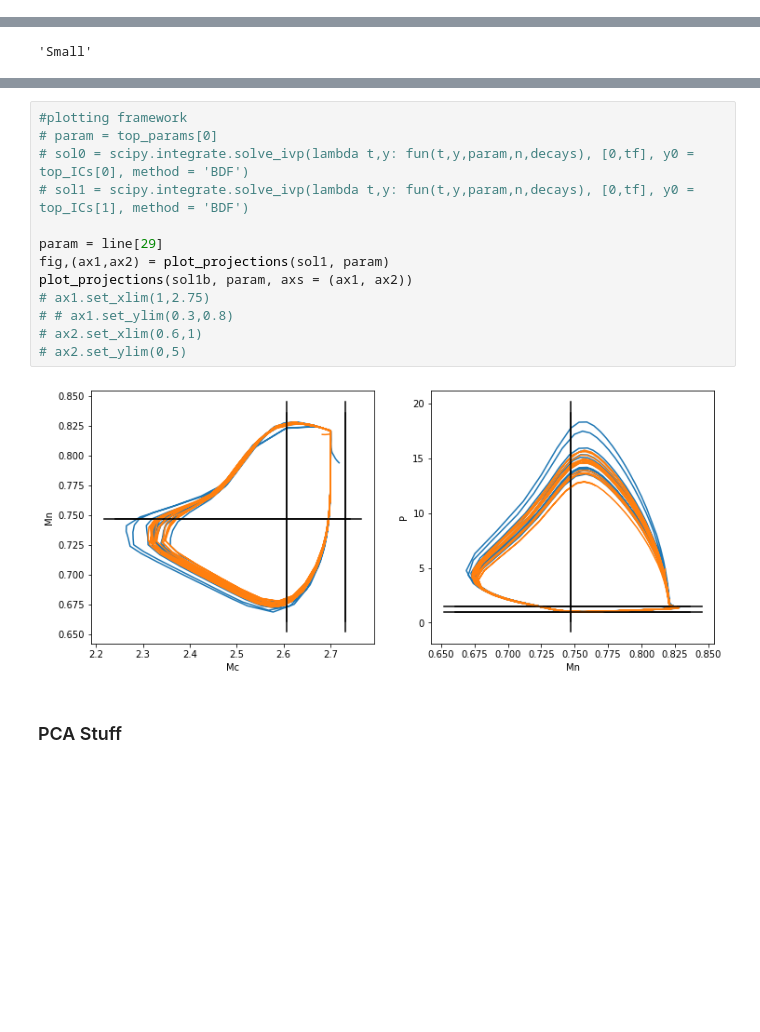
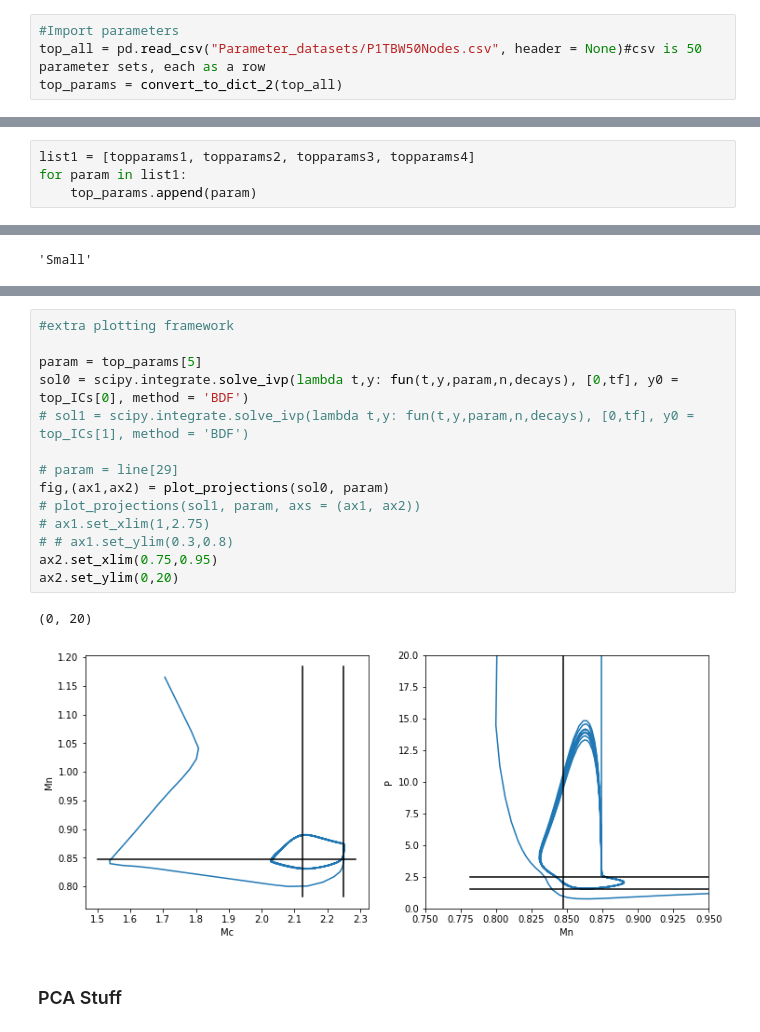
Before and after one commit to will-duncan/p53mdm2, a Jupyter notebook: P1TBWodes.ipynb, the cells around one changed output, grey strips where cells are left out. Drawn from its saved outputs; the diff is of its cells as text; blank space fills up the shorter version.

```diff
--- a/P1TBWodes.ipynb
+++ b/P1TBWodes.ipynb
@@ -19,4 +21,8 @@ n = 90
 #ode solver parameters
 t0 = 0
 tf = 100
+# %%
+#Import parameters
+top_all = pd.read_csv("Parameter_datasets/P1TBW50Nodes.csv", header = None)#csv is 50 parameter sets, each as a row
+top_params = convert_to_dict_2(top_all)
 # %%
@@ -57,2 +63,6 @@ top_params = [topparams1, topparams2, topparams3, topparams4, topparams6, toppar
+# %%
+list1 = [topparams1, topparams2, topparams3, topparams4]
+for param in list1:
+    top_params.append(param)
 # %%
 top_ICs = []
@@ -232,18 +370,20 @@ for i in range(len(sizes)):
 # %%
-#plotting framework
-# param = top_params[0]
-# sol0 = scipy.integrate.solve_ivp(lambda t,y: fun(t,y,param,n,decays), [0,tf], y0 = top_ICs[0], method = 'BDF')
+#extra plotting framework
+
+param = top_params[5]
+sol0 = scipy.integrate.solve_ivp(lambda t,y: fun(t,y,param,n,decays), [0,tf], y0 = top_ICs[0], method = 'BDF')
 # sol1 = scipy.integrate.solve_ivp(lambda t,y: fun(t,y,param,n,decays), [0,tf], y0 = top_ICs[1], method = 'BDF')
 
-param = line[29]
-fig,(ax1,ax2) = plot_projections(sol1, param)
-plot_projections(sol1b, param, axs = (ax1, ax2))
+# param = line[29]
+fig,(ax1,ax2) = plot_projections(sol0, param)
+# plot_projections(sol1, param, axs = (ax1, ax2))
 # ax1.set_xlim(1,2.75)
 # # ax1.set_ylim(0.3,0.8)
-# ax2.set_xlim(0.6,1)
-# ax2.set_ylim(0,5)
+ax2.set_xlim(0.75,0.95)
+ax2.set_ylim(0,20)
 # %% [output]
+(0, 20)
-[figure, old version]
+[figure, new version]
 # %% [markdown]
 ### PCA Stuff
 # %%
```
Also changed, not shown: parts of 22 cells of this notebook, 6 other files.
